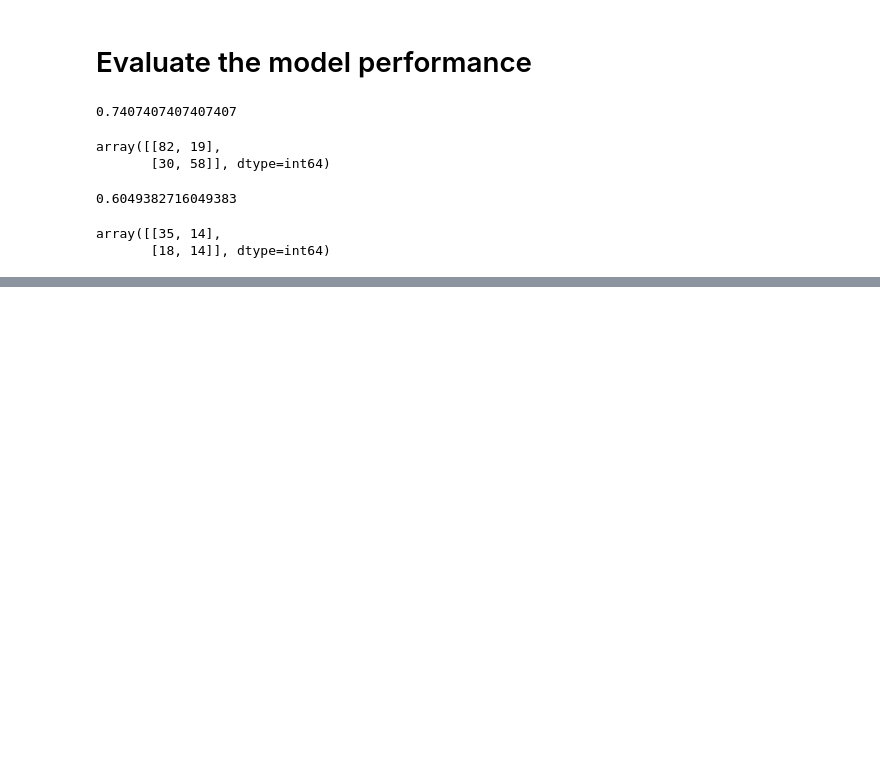
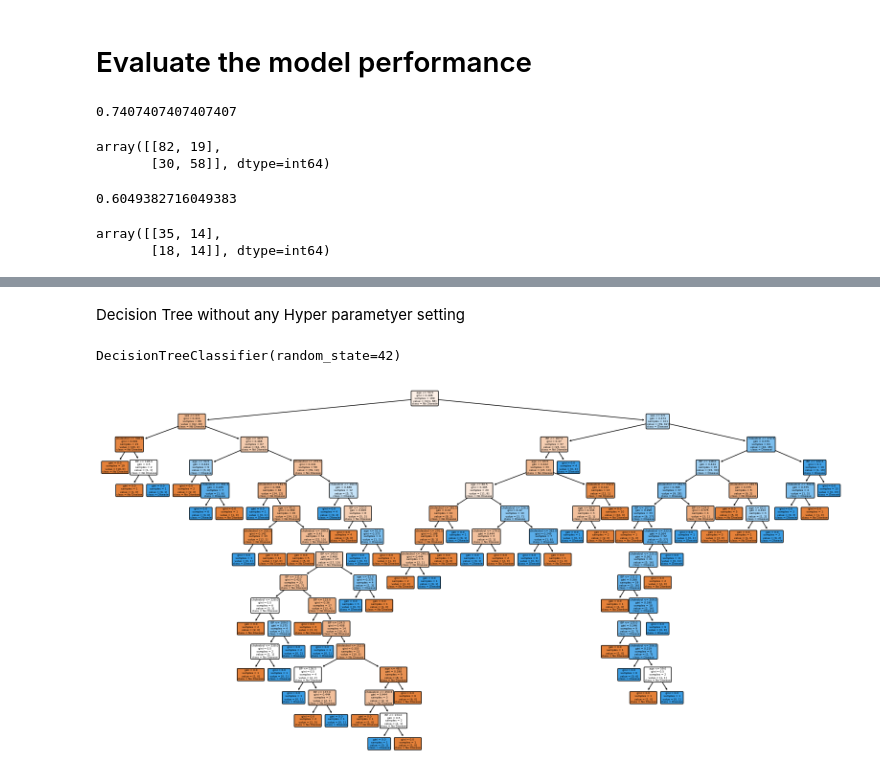
Before and after one commit to sayande01/Heart_Disease_Decison_Tree, a Jupyter notebook: Decision Tree.ipynb, the cells around one changed output, grey strips where cells are left out. Drawn from its saved outputs; the diff is of its cells as text; code cells hidden in the pictures; blank space fills up the shorter version.

```diff
--- a/Decision Tree.ipynb
+++ b/Decision Tree.ipynb
@@ -106,0 +140,18 @@ array([[35, 14],
+# %%
+from sklearn import tree
+
+feature_names = ['age', 'sex', 'BP', 'cholestrol']
+class_names=['No Disease', 'Disease']
+# %% [markdown]
+Decision Tree without any Hyper parametyer setting
+# %%
+dt_default = DecisionTreeClassifier(random_state = 42)
+dt_default.fit(X_train, y_train)
+# %% [output]
+DecisionTreeClassifier(random_state=42)
+# %%
+plt.figure(figsize=(20, 10))
+tree.plot_tree(dt_default, feature_names=feature_names, class_names=class_names, filled=True, rounded=True)
+plt.show()
+# %% [output]
+[figure, added]
```
Also changed, not shown: parts of 30 cells of this notebook.
